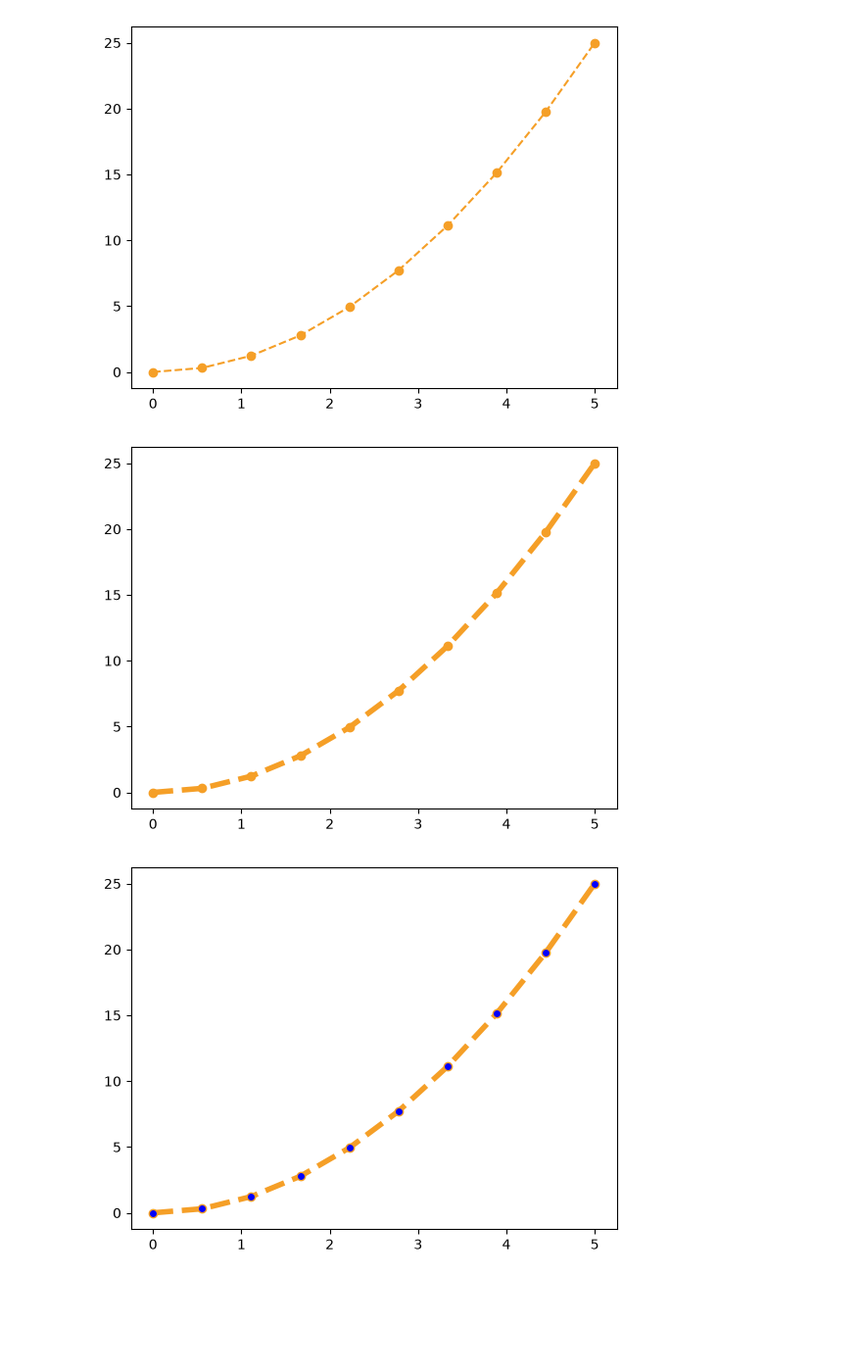
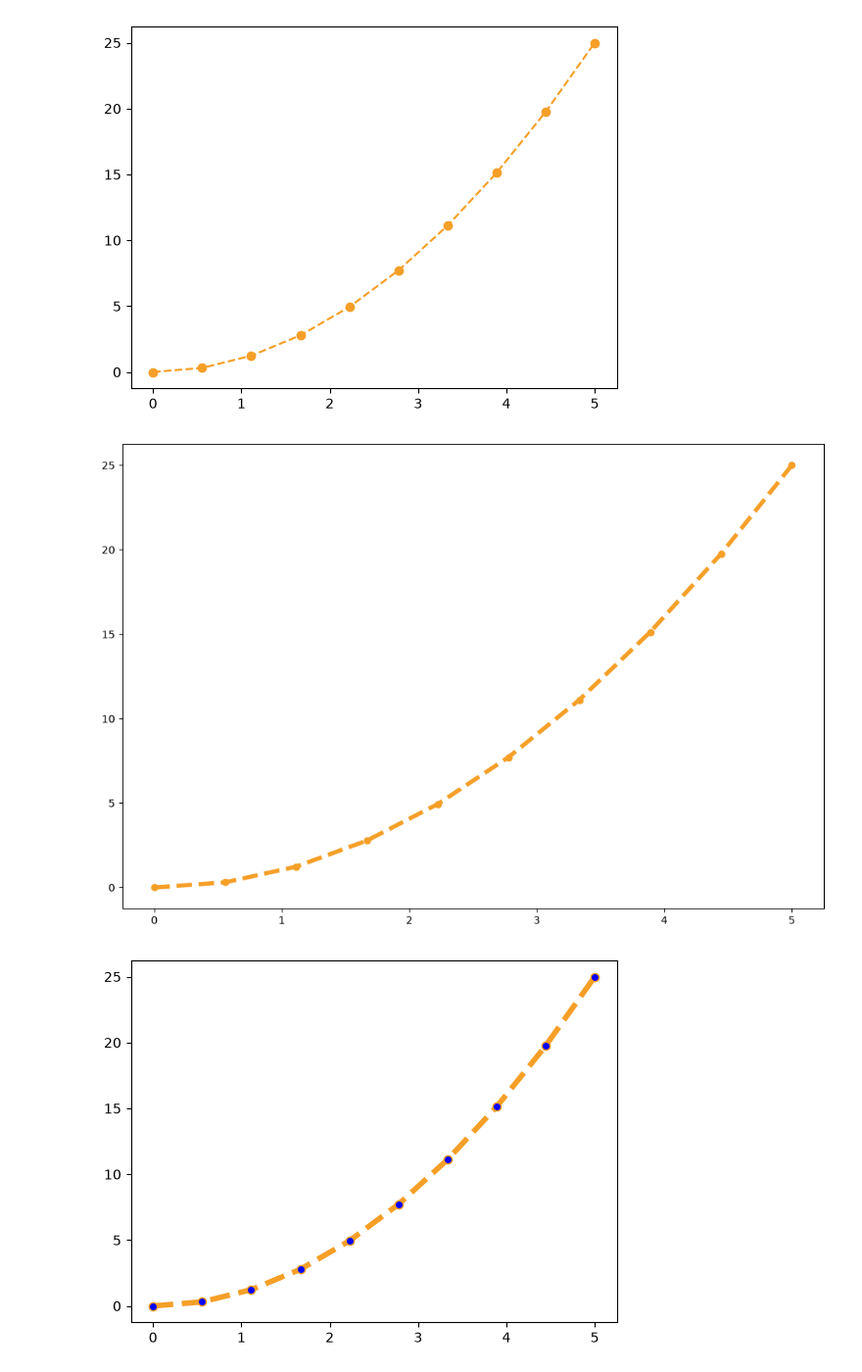
Before and after one commit to munbay23k-coder/datasience-g8-jp, a Jupyter notebook: 01-python-intro/notebooks/21-matplotlib.ipynb, the cells around one changed output. Shown at 98% size. Saved outputs shown, nothing was run; the diff lists cells and outputs as text; code cells hidden in the pictures; blank space fills up the shorter version.

```diff
--- a/01-python-intro/notebooks/21-matplotlib.ipynb
+++ b/01-python-intro/notebooks/21-matplotlib.ipynb
@@ -49,10 +47,11 @@ plt.show()
 # %% [output]
 [figure]
 # %%
+plt.figure(figsize=(12,8))#12 cm de alto y 8 cm de ancho
 plt.plot(x,y,color="#F59F27",linestyle='--',linewidth=4,marker='o')
 plt.show()
 # %% [output]
-[figure, old version]
+[figure, new version]
 # %%
 plt.plot(x,y,color="#F59F27",linestyle='--',linewidth=4,marker='o',markerfacecolor='b')
 plt.show()
```
Also changed, not shown: parts of 1 cell of this notebook, 8 other files.
